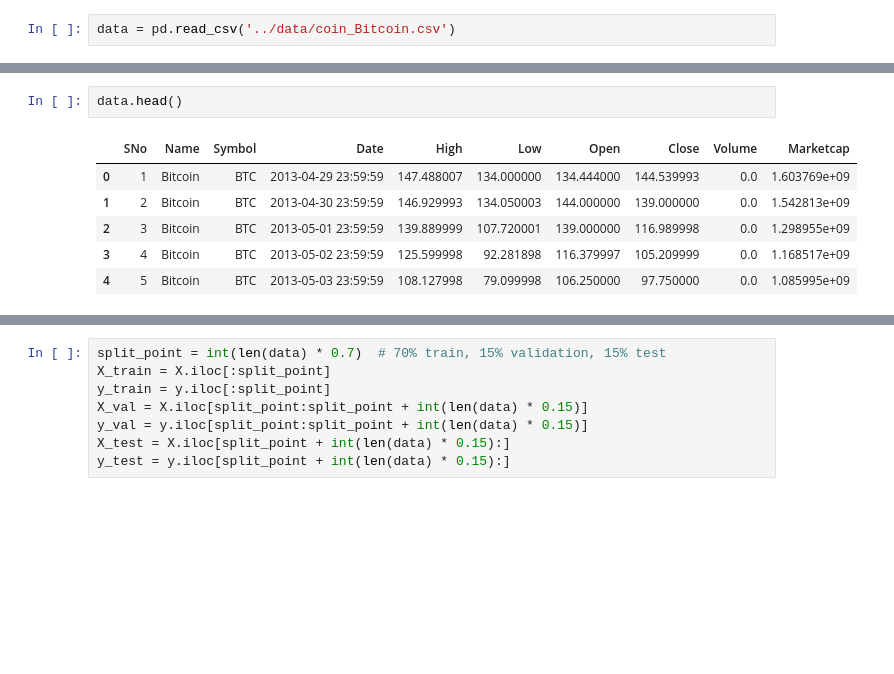
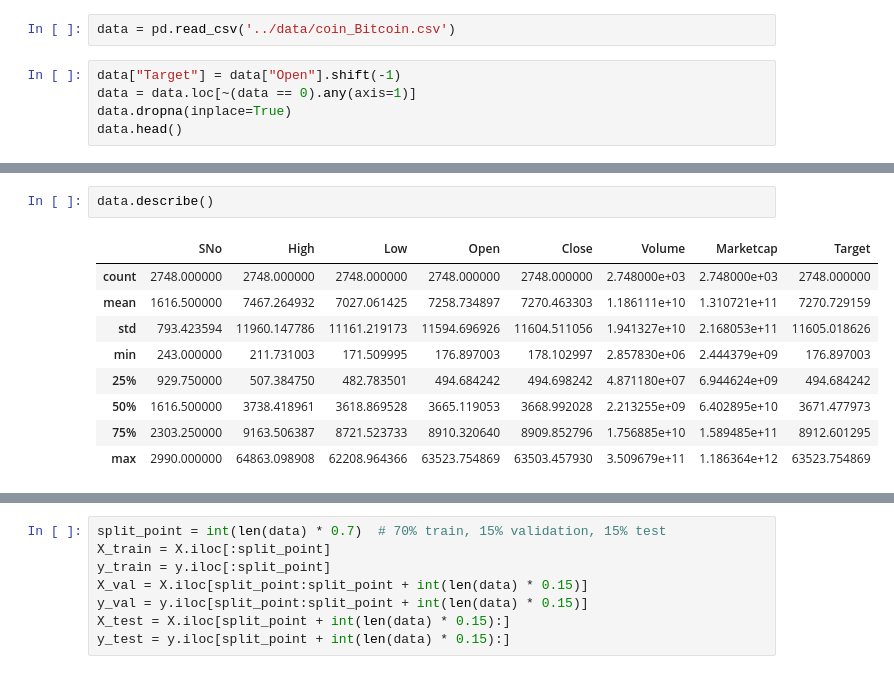
Before and after one commit to anjun-c/ml-stock-prediction, a Jupyter notebook: src/predict.ipynb, the cells around one changed output, grey strips where cells are left out. Saved outputs shown, nothing was run; the diff lists cells and outputs as text; blank space fills up the shorter version.

```diff
--- a/src/predict.ipynb
+++ b/src/predict.ipynb
@@ -8,3 +9,8 @@ from sklearn.preprocessing import StandardScaler
 from sklearn.pipeline import make_pipeline
 # %%
 data = pd.read_csv('../data/coin_Bitcoin.csv')
+# %%
+data["Target"] = data["Open"].shift(-1)
+data = data.loc[~(data == 0).any(axis=1)]
+data.dropna(inplace=True)
+data.head()
@@ -11,9 +24,12 @@ data = pd.read_csv('../data/coin_Bitcoin.csv')
 # %%
-data.head()
+data.describe()
 # %% [output]
-|  | SNo | Name | Symbol | Date | High | Low | Open | Close | Volume | Marketcap |
-| 0 | 1 | Bitcoin | BTC | 2013-04-29 23:59:59 | 147.488007 | 134.000000 | 134.444000 | 144.539993 | 0.0 | 1.603769e+09 |
-| 1 | 2 | Bitcoin | BTC | 2013-04-30 23:59:59 | 146.929993 | 134.050003 | 144.000000 | 139.000000 | 0.0 | 1.542813e+09 |
-| 2 | 3 | Bitcoin | BTC | 2013-05-01 23:59:59 | 139.889999 | 107.720001 | 139.000000 | 116.989998 | 0.0 | 1.298955e+09 |
-| 3 | 4 | Bitcoin | BTC | 2013-05-02 23:59:59 | 125.599998 | 92.281898 | 116.379997 | 105.209999 | 0.0 | 1.168517e+09 |
-| 4 | 5 | Bitcoin | BTC | 2013-05-03 23:59:59 | 108.127998 | 79.099998 | 106.250000 | 97.750000 | 0.0 | 1.085995e+09 |
+|  | SNo | High | Low | Open | Close | Volume | Marketcap | Target |
+| count | 2748.000000 | 2748.000000 | 2748.000000 | 2748.000000 | 2748.000000 | 2.748000e+03 | 2.748000e+03 | 2748.000000 |
+| mean | 1616.500000 | 7467.264932 | 7027.061425 | 7258.734897 | 7270.463303 | 1.186111e+10 | 1.310721e+11 | 7270.729159 |
+| std | 793.423594 | 11960.147786 | 11161.219173 | 11594.696926 | 11604.511056 | 1.941327e+10 | 2.168053e+11 | 11605.018626 |
+| min | 243.000000 | 211.731003 | 171.509995 | 176.897003 | 178.102997 | 2.857830e+06 | 2.444379e+09 | 176.897003 |
+| 25% | 929.750000 | 507.384750 | 482.783501 | 494.684242 | 494.698242 | 4.871180e+07 | 6.944624e+09 | 494.684242 |
+| 50% | 1616.500000 | 3738.418961 | 3618.869528 | 3665.119053 | 3668.992028 | 2.213255e+09 | 6.402895e+10 | 3671.477973 |
+| 75% | 2303.250000 | 9163.506387 | 8721.523733 | 8910.320640 | 8909.852796 | 1.756885e+10 | 1.589485e+11 | 8912.601295 |
+| max | 2990.000000 | 64863.098908 | 62208.964366 | 63523.754869 | 63503.457930 | 3.509679e+11 | 1.186364e+12 | 63523.754869 |
```
Also changed, not shown: parts of 8 cells of this notebook, 2 other files.
